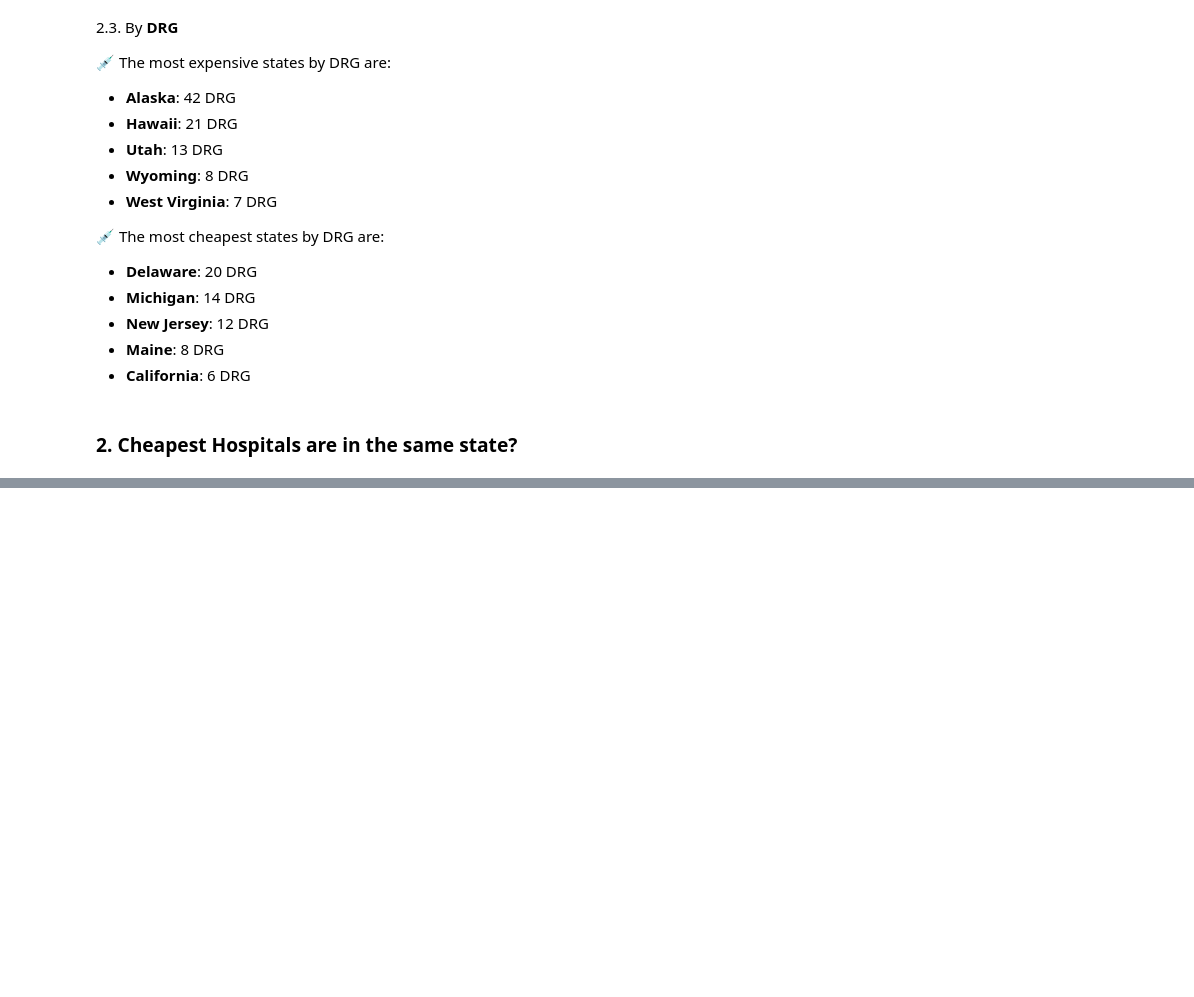
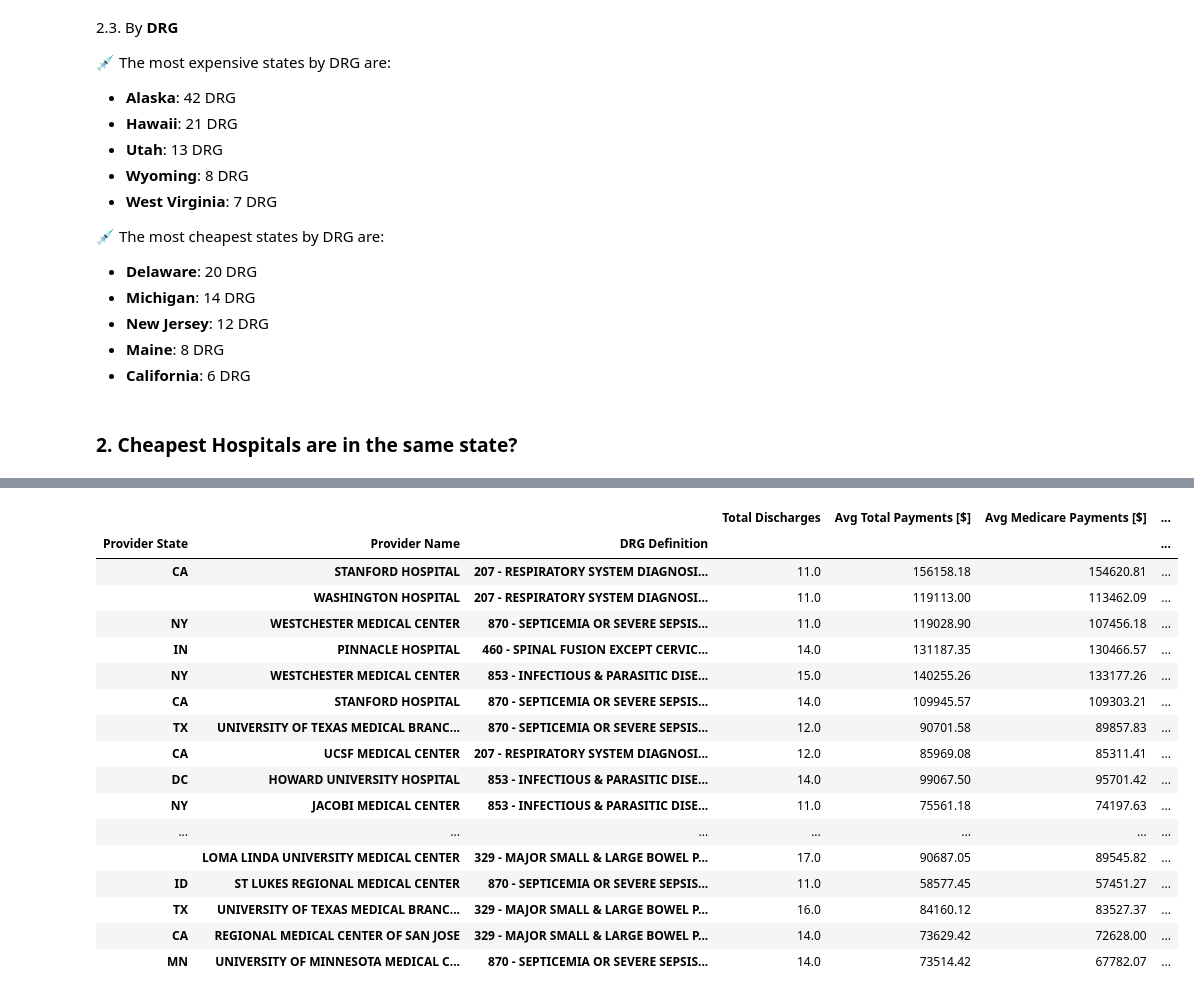
Before and after one commit to isabelyb/hospital_charges_USA, a Jupyter notebook: charges_hospital_USA.ipynb, the cells around one changed output, grey strips where cells are left out. Cells and saved outputs as stored; diff of their text form; code cells hidden in the pictures; blank space fills up the shorter version.

```diff
--- a/charges_hospital_USA.ipynb
+++ b/charges_hospital_USA.ipynb
@@ -267,0 +327,3 @@ To answer that question is necesary to clarify:
+# %%
+df_by_expensive_hospital = df.groupby(['Provider State','Provider Name', 'DRG Definition']).median()
+df_by_expensive_hospital.head(3)
@@ -267,0 +336,22 @@ To answer that question is necesary to clarify:
+# %%
+df_by_expensive_hospital = df_by_expensive_hospital.sort_values(['Avg. Cost/attended patient [$]'], ascending=[0])
+df_by_expensive_hospital.head(60)
+# %% [output]
+|  |  |  | Total Discharges | Avg Total Payments [$] | Avg Medicare Payments [$] | ... |
+| Provider State | Provider Name | DRG Definition |  |  |  | ... |
+| CA | STANFORD HOSPITAL | 207 - RESPIRATORY SYSTEM DIAGNOSI... | 11.0 | 156158.18 | 154620.81 | ... |
+|  | WASHINGTON HOSPITAL | 207 - RESPIRATORY SYSTEM DIAGNOSI... | 11.0 | 119113.00 | 113462.09 | ... |
+| NY | WESTCHESTER MEDICAL CENTER | 870 - SEPTICEMIA OR SEVERE SEPSIS... | 11.0 | 119028.90 | 107456.18 | ... |
+| IN | PINNACLE HOSPITAL | 460 - SPINAL FUSION EXCEPT CERVIC... | 14.0 | 131187.35 | 130466.57 | ... |
+| NY | WESTCHESTER MEDICAL CENTER | 853 - INFECTIOUS & PARASITIC DISE... | 15.0 | 140255.26 | 133177.26 | ... |
+| CA | STANFORD HOSPITAL | 870 - SEPTICEMIA OR SEVERE SEPSIS... | 14.0 | 109945.57 | 109303.21 | ... |
+| TX | UNIVERSITY OF TEXAS MEDICAL BRANC... | 870 - SEPTICEMIA OR SEVERE SEPSIS... | 12.0 | 90701.58 | 89857.83 | ... |
+| CA | UCSF MEDICAL CENTER | 207 - RESPIRATORY SYSTEM DIAGNOSI... | 12.0 | 85969.08 | 85311.41 | ... |
+| DC | HOWARD UNIVERSITY HOSPITAL | 853 - INFECTIOUS & PARASITIC DISE... | 14.0 | 99067.50 | 95701.42 | ... |
+| NY | JACOBI MEDICAL CENTER | 853 - INFECTIOUS & PARASITIC DISE... | 11.0 | 75561.18 | 74197.63 | ... |
+| ... | ... | ... | ... | ... | ... | ... |
+|  | LOMA LINDA UNIVERSITY MEDICAL CENTER | 329 - MAJOR SMALL & LARGE BOWEL P... | 17.0 | 90687.05 | 89545.82 | ... |
+| ID | ST LUKES REGIONAL MEDICAL CENTER | 870 - SEPTICEMIA OR SEVERE SEPSIS... | 11.0 | 58577.45 | 57451.27 | ... |
+| TX | UNIVERSITY OF TEXAS MEDICAL BRANC... | 329 - MAJOR SMALL & LARGE BOWEL P... | 16.0 | 84160.12 | 83527.37 | ... |
+| CA | REGIONAL MEDICAL CENTER OF SAN JOSE | 329 - MAJOR SMALL & LARGE BOWEL P... | 14.0 | 73629.42 | 72628.00 | ... |
+| MN | UNIVERSITY OF MINNESOTA MEDICAL C... | 870 - SEPTICEMIA OR SEVERE SEPSIS... | 14.0 | 73514.42 | 67782.07 | ... |
```
Also changed, not shown: parts of 7 cells of this notebook, 4 other files.
